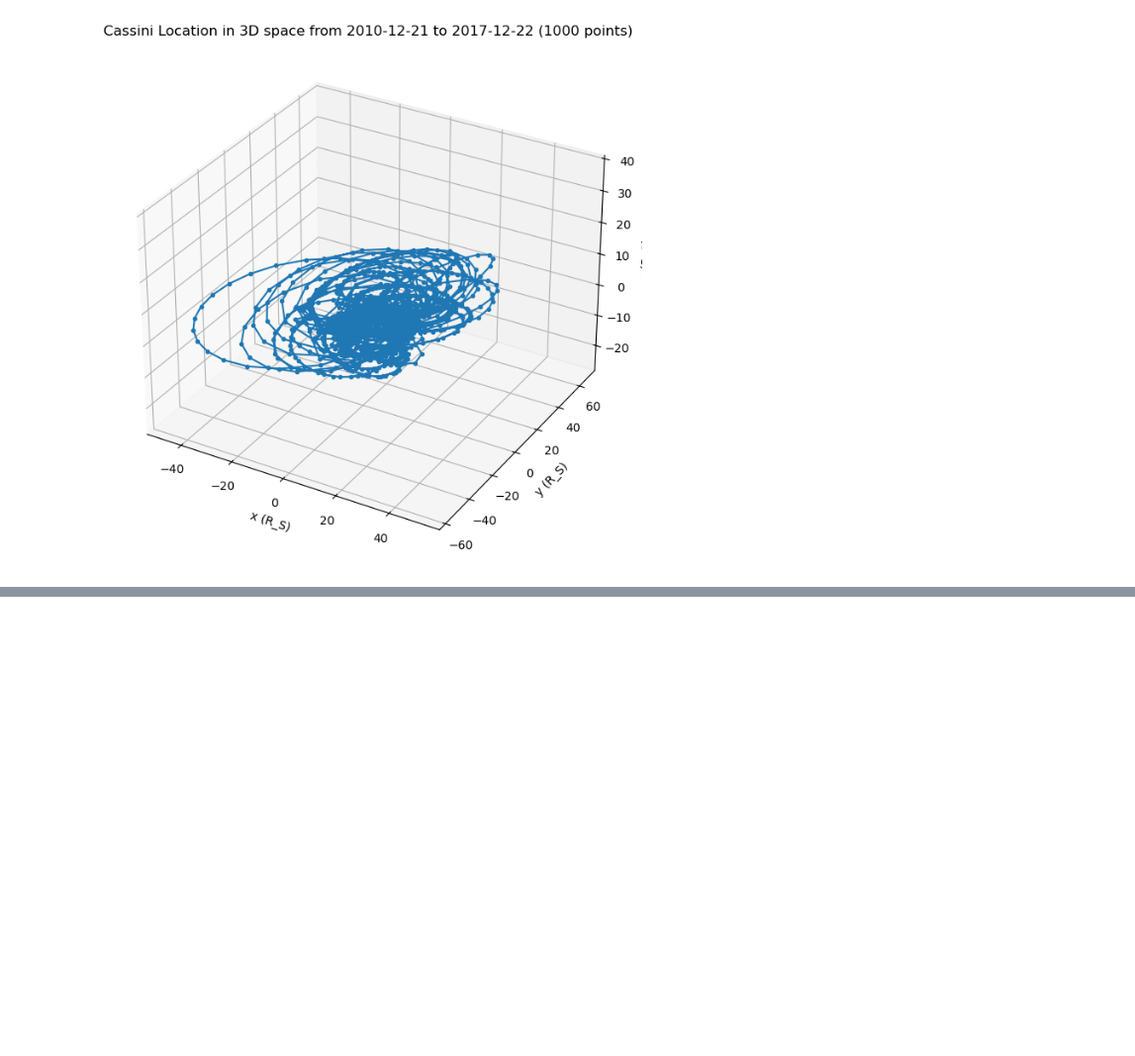
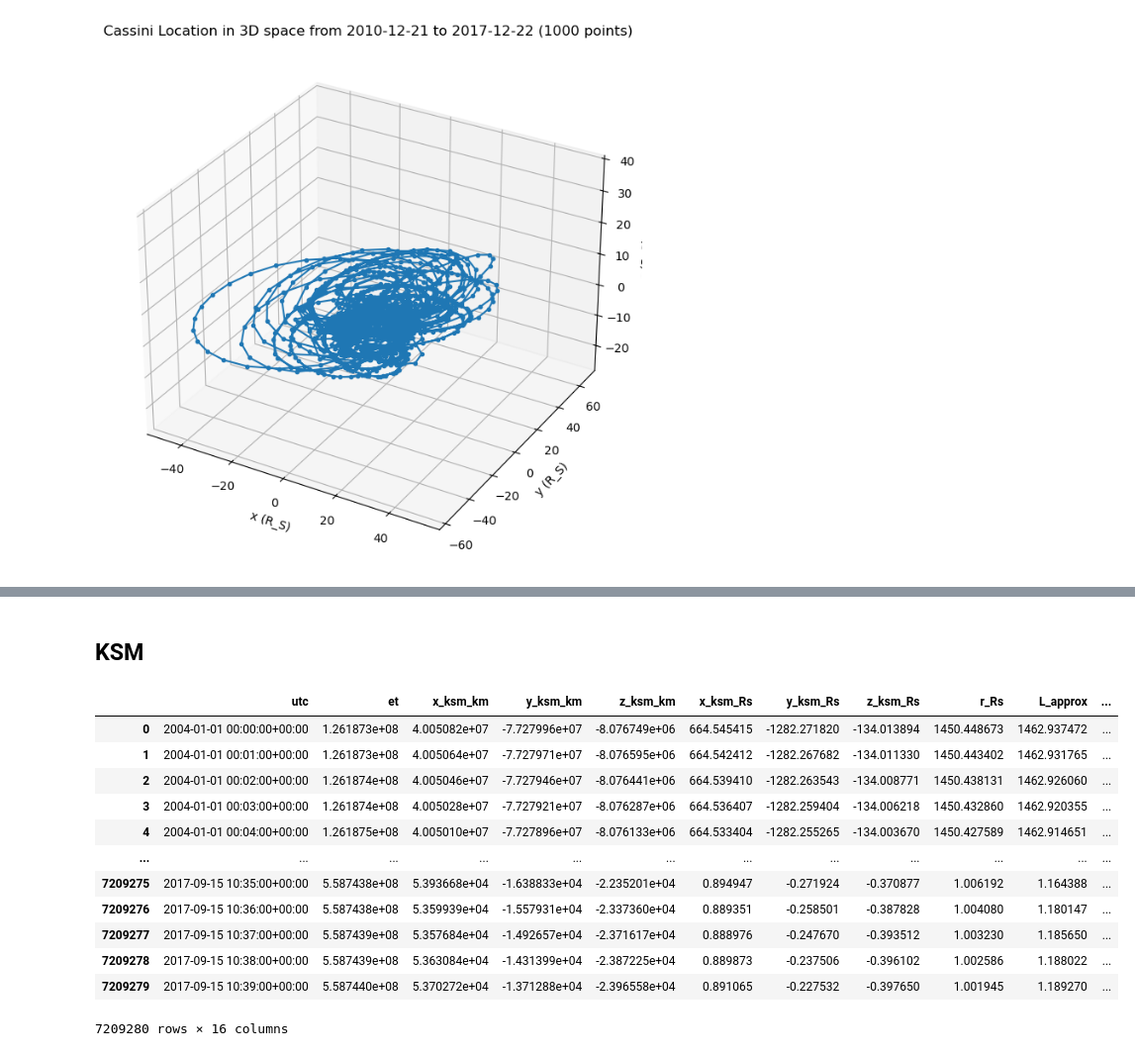
Before and after one commit to MaoChengzhi/saturn2025, a Jupyter notebook: use_spice.ipynb, the cells around one changed output, grey strips where cells are left out. Shown at 99% size. Saved outputs shown, nothing was run; the diff lists cells and outputs as text; code cells hidden in the pictures; blank space fills up the shorter version.

```diff
--- a/use_spice.ipynb
+++ b/use_spice.ipynb
@@ -443,0 +562,37 @@ File size: 0.752 GB
+# %%
+step_seconds = 60
+
+dfs = []
+
+for year in range(2004, 2018):
+    print(f"\nProcessing {year}")
+
+    df_year = generate_one_year_ksm(
+        year,
+        step_seconds=step_seconds
+    )
+
+    print(f"{year}: rows = {len(df_year):,}")
+
+    dfs.append(df_year)
+
+df_all = pd.concat(dfs, ignore_index=True)
+
+df_all.attrs["target"] = "CASSINI"
+df_all.attrs["observer"] = "SATURN"
+df_all.attrs["frame"] = "CASSINI_KSM"
+df_all.attrs["abcorr"] = "NONE"
+df_all.attrs["step_seconds"] = step_seconds
+df_all.attrs["start_utc"] = "2004-01-01T00:00:00"
+df_all.attrs["stop_utc"] = "2017-09-15T10:40:00"
+df_all.attrs["MLT_convention"] = (
+    "+X KSM = 12 MLT/noon, +Y KSM = 18 MLT/dusk, "
+    "-X KSM = 00 MLT/midnight, -Y KSM = 06 MLT/dawn"
+)
+df_all.attrs["L_note"] = "L_approx = r_Rs / cos(MLAT)^2, using KSM z as approximate latitude."
+
+df_all.to_pickle(out_file, protocol=5)
+
+print("Saved:", out_file)
+print("Rows:", len(df_all))
+print(f"File size: {out_file.stat().st_size / 1024**3:.3f} GB")
@@ -707,3 +882,5 @@ fig.update_layout(
 )
 
 fig.show()
+# %% [markdown]
+## KSM
@@ -709,0 +890,16 @@ fig.show()
+# %%
+df_all
+# %% [output]
+|  | utc | et | x_ksm_km | y_ksm_km | z_ksm_km | x_ksm_Rs | y_ksm_Rs | z_ksm_Rs | r_Rs | L_approx | ... |
+| 0 | 2004-01-01 00:00:00+00:00 | 1.261873e+08 | 4.005082e+07 | -7.727996e+07 | -8.076749e+06 | 664.545415 | -1282.271820 | -134.013894 | 1450.448673 | 1462.937472 | ... |
+| 1 | 2004-01-01 00:01:00+00:00 | 1.261873e+08 | 4.005064e+07 | -7.727971e+07 | -8.076595e+06 | 664.542412 | -1282.267682 | -134.011330 | 1450.443402 | 1462.931765 | ... |
+| 2 | 2004-01-01 00:02:00+00:00 | 1.261874e+08 | 4.005046e+07 | -7.727946e+07 | -8.076441e+06 | 664.539410 | -1282.263543 | -134.008771 | 1450.438131 | 1462.926060 | ... |
+| 3 | 2004-01-01 00:03:00+00:00 | 1.261874e+08 | 4.005028e+07 | -7.727921e+07 | -8.076287e+06 | 664.536407 | -1282.259404 | -134.006218 | 1450.432860 | 1462.920355 | ... |
+| 4 | 2004-01-01 00:04:00+00:00 | 1.261875e+08 | 4.005010e+07 | -7.727896e+07 | -8.076133e+06 | 664.533404 | -1282.255265 | -134.003670 | 1450.427589 | 1462.914651 | ... |
+| ... | ... | ... | ... | ... | ... | ... | ... | ... | ... | ... | ... |
+| 7209275 | 2017-09-15 10:35:00+00:00 | 5.587438e+08 | 5.393668e+04 | -1.638833e+04 | -2.235201e+04 | 0.894947 | -0.271924 | -0.370877 | 1.006192 | 1.164388 | ... |
+| 7209276 | 2017-09-15 10:36:00+00:00 | 5.587438e+08 | 5.359939e+04 | -1.557931e+04 | -2.337360e+04 | 0.889351 | -0.258501 | -0.387828 | 1.004080 | 1.180147 | ... |
+| 7209277 | 2017-09-15 10:37:00+00:00 | 5.587439e+08 | 5.357684e+04 | -1.492657e+04 | -2.371617e+04 | 0.888976 | -0.247670 | -0.393512 | 1.003230 | 1.185650 | ... |
+| 7209278 | 2017-09-15 10:38:00+00:00 | 5.587439e+08 | 5.363084e+04 | -1.431399e+04 | -2.387225e+04 | 0.889873 | -0.237506 | -0.396102 | 1.002586 | 1.188022 | ... |
+| 7209279 | 2017-09-15 10:39:00+00:00 | 5.587440e+08 | 5.370272e+04 | -1.371288e+04 | -2.396558e+04 | 0.891065 | -0.227532 | -0.397650 | 1.001945 | 1.189270 | ... |
+7209280 rows × 16 columns
```
Also changed, not shown: parts of 14 cells of this notebook, 4 other files.
